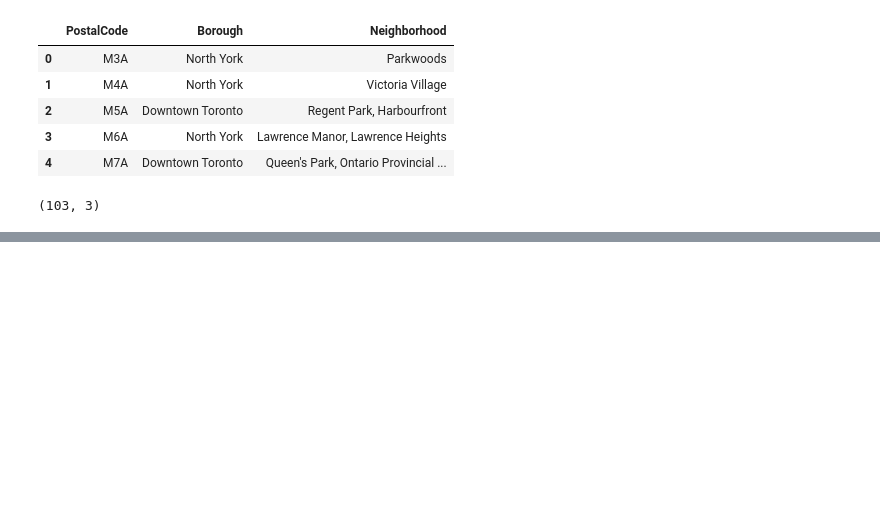
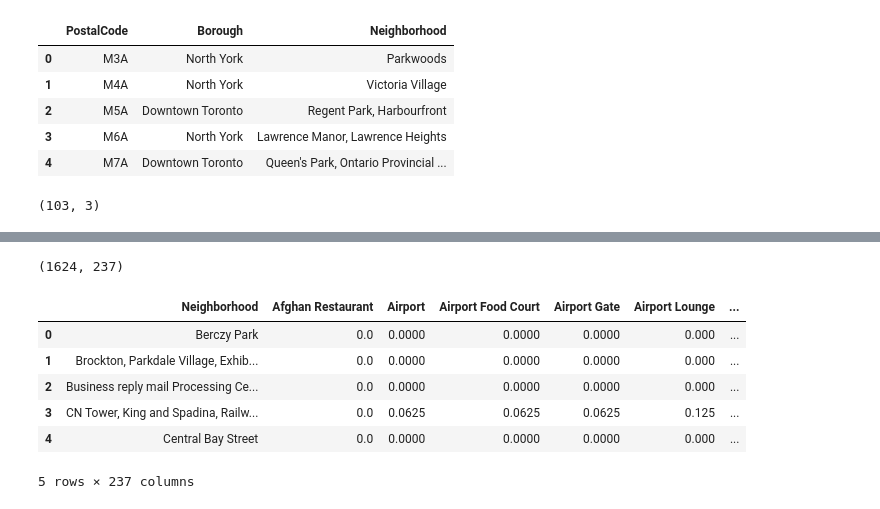
Before and after one commit to soumyaa1804/Coursera_Capstone, a Jupyter notebook: Segmenting-and-Clustering-Neighborhoods-in-Toronto.ipynb, the cells around one changed output, grey strips where cells are left out. Drawn from its saved outputs; the diff is of its cells as text; code cells hidden in the pictures; blank space fills up the shorter version.

```diff
--- a/Segmenting-and-Clustering-Neighborhoods-in-Toronto.ipynb
+++ b/Segmenting-and-Clustering-Neighborhoods-in-Toronto.ipynb
@@ -142,0 +299,19 @@ df_merge.shape
+# %%
+# one hot encoding
+toronto_onehot = pd.get_dummies(toronto_venues[['Venue Category']], prefix="", prefix_sep="")
+toronto_onehot.drop(['Neighborhood'], axis=1, inplace=True)
+toronto_onehot.insert(loc=0, column='Neighborhood', value=toronto_venues['Neighborhood'])
+toronto_onehot.shape
+# %% [output]
+(1624, 237)
+# %%
+toronto_grouped = toronto_onehot.groupby('Neighborhood').mean().reset_index()
+toronto_grouped.head()
+# %% [output]
+|  | Neighborhood | Afghan Restaurant | Airport | Airport Food Court | Airport Gate | Airport Lounge | ... |
+| 0 | Berczy Park | 0.0 | 0.0000 | 0.0000 | 0.0000 | 0.000 | ... |
+| 1 | Brockton, Parkdale Village, Exhib... | 0.0 | 0.0000 | 0.0000 | 0.0000 | 0.000 | ... |
+| 2 | Business reply mail Processing Ce... | 0.0 | 0.0000 | 0.0000 | 0.0000 | 0.000 | ... |
+| 3 | CN Tower, King and Spadina, Railw... | 0.0 | 0.0625 | 0.0625 | 0.0625 | 0.125 | ... |
+| 4 | Central Bay Street | 0.0 | 0.0000 | 0.0000 | 0.0000 | 0.000 | ... |
+5 rows × 237 columns
```
Also changed, not shown: parts of 23 cells of this notebook.
